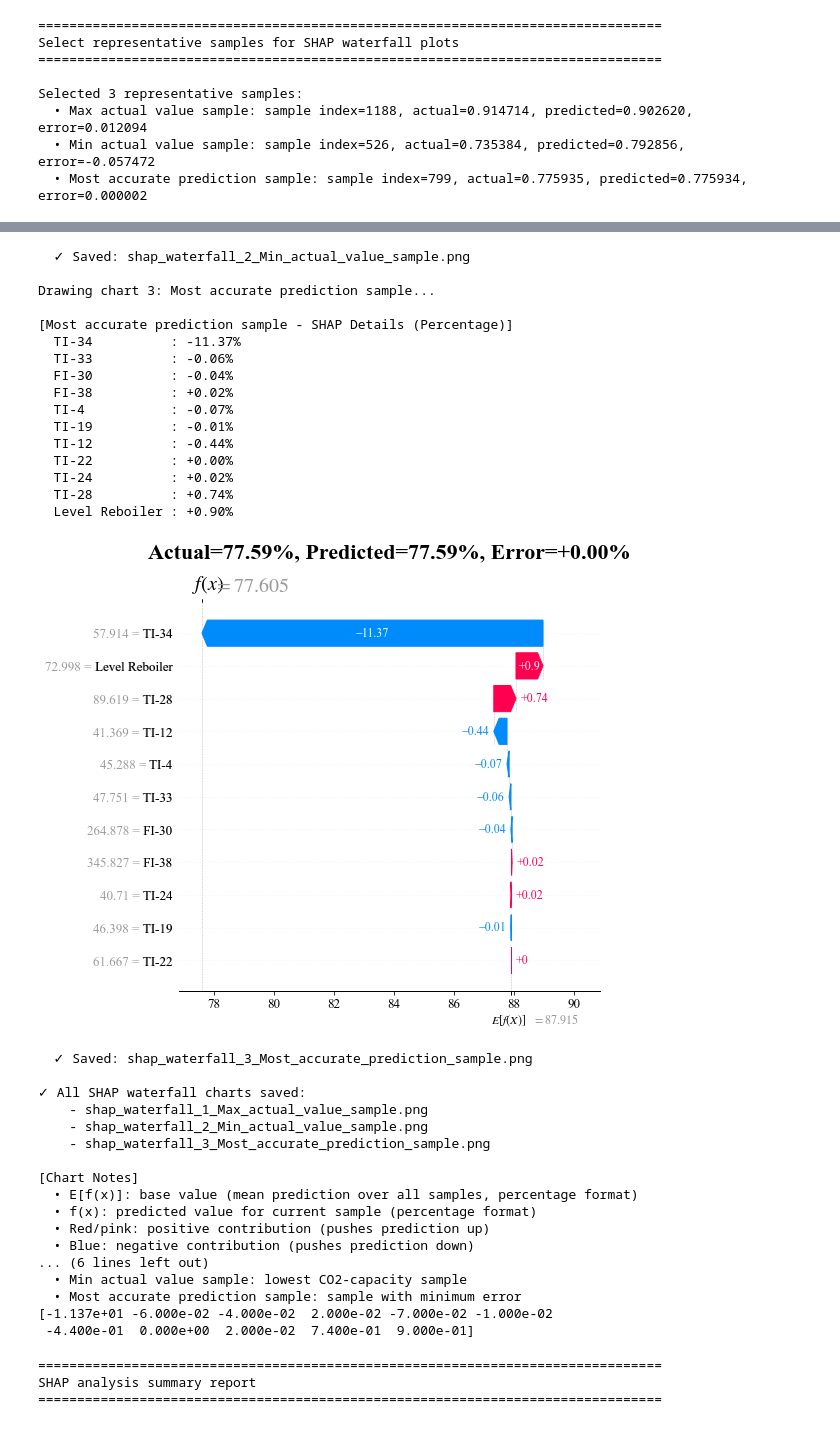
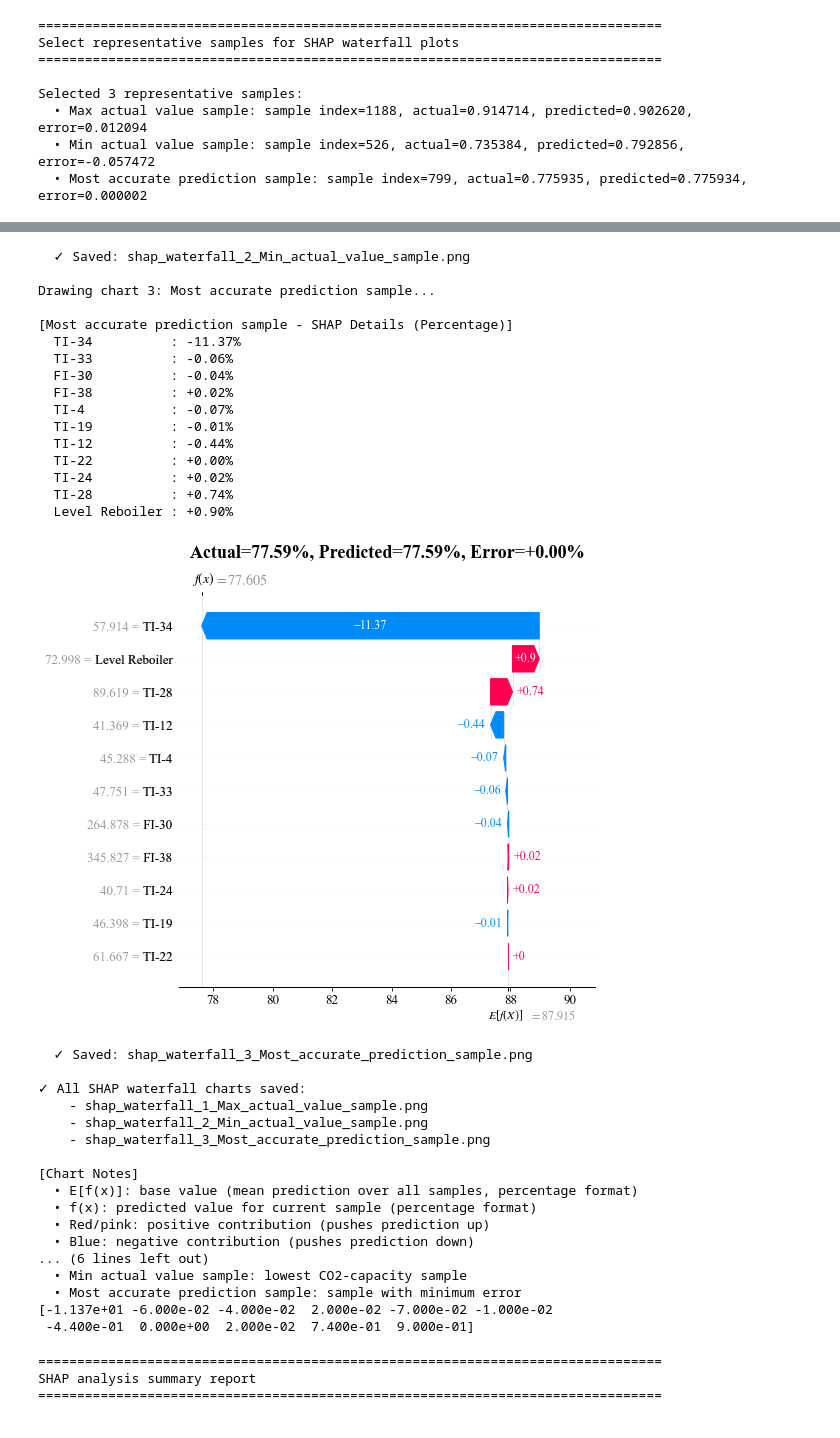
Before and after one commit to wujinrui1219/Predicted-CO2-Capture-Rate-, a Jupyter notebook: code/RF.ipynb, the cells around one changed output, grey strips where cells are left out. Cells and saved outputs as stored; diff of their text form; code cells hidden in the pictures.

```diff
--- a/code/RF.ipynb
+++ b/code/RF.ipynb
@@ -981,8 +981,15 @@ print("\n" + "="*80)
 print("Plot SHAP waterfall charts (3 representative samples, aggregated by 11 raw features)")
 print("="*80)
 
-# White-background style
-plt.rcParams['font.sans-serif'] = ['Microsoft YaHei', 'SimHei', 'DejaVu Sans']
+# Use a publication-style font and slightly larger text for SCI figures
+plt.rcParams.update({
+    'font.family': 'Times New Roman',
+    'font.size': 12,
+    'axes.titlesize': 18,
+    'axes.labelsize': 15,
+    'xtick.labelsize': 12,
+    'ytick.labelsize': 12,
+})
 plt.rcParams['axes.unicode_minus'] = False
 plt.rcParams['figure.facecolor'] = 'white'
 plt.rcParams['axes.facecolor'] = 'white'
@@ -1059,14 +1066,14 @@ for i, (name, idx, color) in enumerate(typical_samples, 1):
     # Get current figure/axis
     fig = plt.gcf()
     ax = plt.gca()
-    ax.tick_params(axis='both', labelsize=20)
+    ax.tick_params(axis='both', labelsize=14)
 
     # Add % sign to numeric text labels if missing
     for text in ax.texts:
         current_text = text.get_text()
         if current_text:
             try:
-                cleaned_text = current_text.replace('+', '').replace('−', '-').replace('\u2212', '-')
+                cleaned_text = current_text.replace('+', '').replace('−', '-').replace('−', '-')
                 _ = float(cleaned_text)
                 if '%' not in current_text:
                     text.set_text(current_text + '%')
@@ -1075,7 +1082,7 @@ for i, (name, idx, color) in enumerate(typical_samples, 1):
 
     # Title in percentage format
     ax.set_title(f'Actual={actual_percentage:.2f}%, Predicted={pred_percentage:.2f}%, Error={error_percentage:+.2f}%',
-                 fontsize=22, fontweight='bold', color='black', pad=15)
+                 fontsize=18, fontweight='bold', color='black', pad=12)
 
     # Print SHAP values to console (percentage format)
     print(f"\n[{name} - SHAP Details (Percentage)]")
@@ -1088,7 +1095,7 @@ for i, (name, idx, color) in enumerate(typical_samples, 1):
 
     # Save single chart
     filename = f'shap_waterfall_{i}_{name.replace(" ", "_")}.png'
-    plt.savefig(filename, dpi=150, bbox_inches='tight', pad_inches=0.3)
+    plt.savefig(filename, dpi=300, bbox_inches='tight', pad_inches=0.3)
     plt.show()
     saved_files.append(filename)
     print(f"  ✓ Saved: {filename}")
@@ -1151,20 +1158,20 @@ Drawing chart 2: Min actual value sample...
   ✓ Saved: shap_waterfall_2_Min_actual_value_sample.png
 
 Drawing chart 3: Most accurate prediction sample...
 
 [Most accurate prediction sample - SHAP Details (Percentage)]
   TI-34          : -11.37%
   TI-33          : -0.06%
   FI-30          : -0.04%
   FI-38          : +0.02%
   TI-4           : -0.07%
   TI-19          : -0.01%
   TI-12          : -0.44%
   TI-22          : +0.00%
   TI-24          : +0.02%
   TI-28          : +0.74%
   Level Reboiler : +0.90%
-[figure, old version]
+[figure, new version]
   ✓ Saved: shap_waterfall_3_Most_accurate_prediction_sample.png
 
 ✓ All SHAP waterfall charts saved:
```
Also changed, not shown: parts of 6 cells of this notebook.
